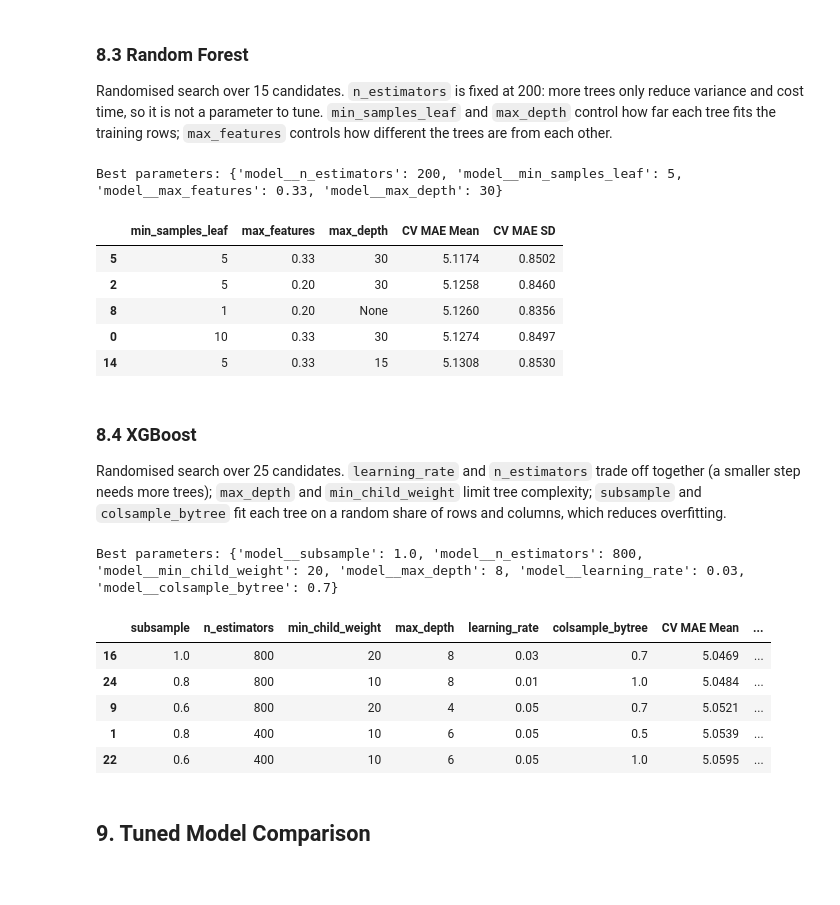
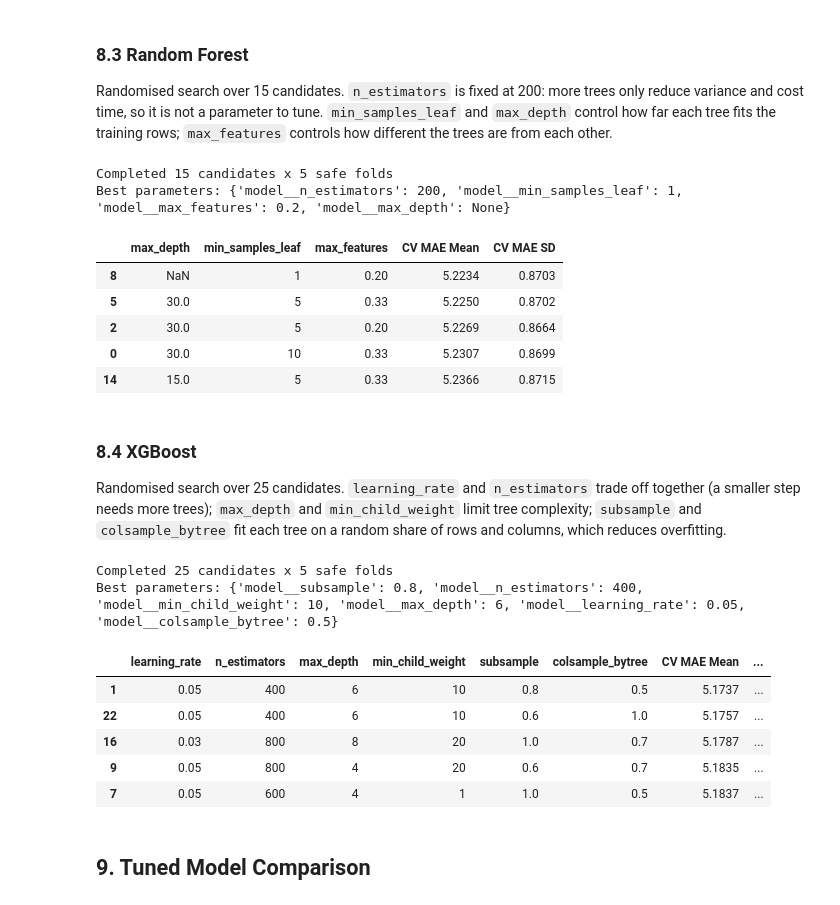
Before and after one commit to zhuamnq/Team2_IT5006_Ecommerce_Analytics_AY2627Sem1, a Jupyter notebook: notebooks/05_regression_delivery_time.ipynb, the cells around one changed output. Saved outputs shown, nothing was run; the diff lists cells and outputs as text; code cells hidden in the pictures.

```diff
--- a/notebooks/05_regression_delivery_time.ipynb
+++ b/notebooks/05_regression_delivery_time.ipynb
@@ -187,7 +199,7 @@ xgboost_model = Pipeline([
     ("model", XGBRegressor(
         objective="reg:squarederror",
         random_state=RANDOM_STATE,
-        n_jobs=-1,
+        n_jobs=4,
     )),
 ])
 # %% [markdown]
@@ -340,14 +368,11 @@ lasso_model = Pipeline([
     ("model", Lasso(max_iter=20000)),
 ])
 
-lasso_search = GridSearchCV(
+lasso_search = safe_search(
     lasso_model,
     {"model__alpha": np.logspace(-4, 1, 30)},
-    scoring=mae_days,
-    cv=cv_folds,
-    n_jobs=-1,
-    refit=False,
-).fit(X_train_linear, y_train_ratio)
+    columns=linear_features,
+)
 
 best_params["Lasso"] = lasso_search.best_params_
 print("Best alpha:", lasso_search.best_params_["model__alpha"])
@@ -367,15 +393,12 @@ The untuned tree grows to full depth and fits noise (CV R² below zero in sectio
 # %%
-decision_tree_search = GridSearchCV(
+decision_tree_search = safe_search(
     decision_tree_model,
     {
         "model__max_depth": [4, 6, 8, 10, 12, 15, 20],
         "model__min_samples_leaf": [1, 10, 50, 100, 200],
     },
-    scoring=mae_days,
-    cv=cv_folds,
-    n_jobs=-1,
-    refit=False,
-).fit(X_train_tree, y_train_ratio)
+    columns=tree_features,
+)
 
 best_params["Decision Tree"] = decision_tree_search.best_params_
 print("Best parameters:", decision_tree_search.best_params_)
@@ -393,7 +417,7 @@ Best parameters: {'model__max_depth': 8, 'model__min_samples_leaf': 100}
 
 Randomised search over 15 candidates. `n_estimators` is fixed at 200: more trees only reduce variance and cost time, so it is not a parameter to tune. `min_samples_leaf` and `max_depth` control how far each tree fits the training rows; `max_features` controls how different the trees are from each other.
 # %%
-random_forest_search = RandomizedSearchCV(
+random_forest_search = safe_search(
     clone(random_forest_model).set_params(model__n_estimators=200),
     {
         "model__max_depth": [None, 15, 20, 30],
@@ -401,11 +425,8 @@ random_forest_search = RandomizedSearchCV(
         "model__max_features": [0.2, 0.33, 0.5, 0.7],
     },
     n_iter=15,
-    scoring=mae_days,
-    cv=cv_folds,
-    random_state=RANDOM_STATE,
-    refit=False,
-).fit(X_train_tree, y_train_ratio)
+    columns=tree_features,
+)
 
 best_params["Random Forest"] = {
     "model__n_estimators": 200, **random_forest_search.best_params_
@@ -413,46 +434,45 @@ best_params["Random Forest"] = {
 print("Best parameters:", best_params["Random Forest"])
 display(search_summary(random_forest_search))
 # %% [output]
-Best parameters: {'model__n_estimators': 200, 'model__min_samples_leaf': 5, 'model__max_features': 0.33, 'model__max_depth': 30}
+Completed 15 candidates x 5 safe folds
+Best parameters: {'model__n_estimators': 200, 'model__min_samples_leaf': 1, 'model__max_features': 0.2, 'model__max_depth': None}
-|  | min_samples_leaf | max_features | max_depth | CV MAE Mean | CV MAE SD |
-| 5 | 5 | 0.33 | 30 | 5.1174 | 0.8502 |
-| 2 | 5 | 0.20 | 30 | 5.1258 | 0.8460 |
-| 8 | 1 | 0.20 | None | 5.1260 | 0.8356 |
-| 0 | 10 | 0.33 | 30 | 5.1274 | 0.8497 |
-| 14 | 5 | 0.33 | 15 | 5.1308 | 0.8530 |
+|  | max_depth | min_samples_leaf | max_features | CV MAE Mean | CV MAE SD |
+| 8 | NaN | 1 | 0.20 | 5.2234 | 0.8703 |
+| 5 | 30.0 | 5 | 0.33 | 5.2250 | 0.8702 |
+| 2 | 30.0 | 5 | 0.20 | 5.2269 | 0.8664 |
+| 0 | 30.0 | 10 | 0.33 | 5.2307 | 0.8699 |
+| 14 | 15.0 | 5 | 0.33 | 5.2366 | 0.8715 |
 # %% [markdown]
 ### 8.4 XGBoost
 
 Randomised search over 25 candidates. `learning_rate` and `n_estimators` trade off together (a smaller step needs more trees); `max_depth` and `min_child_weight` limit tree complexity; `subsample` and `colsample_bytree` fit each tree on a random share of rows and columns, which reduces overfitting.
 # %%
-xgboost_search = RandomizedSearchCV(
+xgboost_search = safe_search(
     xgboost_model,
     {
         "model__learning_rate": [0.01, 0.03, 0.05, 0.1],
         "model__n_estimators": [200, 400, 600, 800],
         "model__max_depth": [3, 4, 6, 8],
         "model__min_child_weight": [1, 5, 10, 20],
         "model__subsample": [0.6, 0.8, 1.0],
         "model__colsample_bytree": [0.5, 0.7, 1.0],
     },
     n_iter=25,
-    scoring=mae_days,
-    cv=cv_folds,
-    random_state=RANDOM_STATE,
-    refit=False,
-).fit(X_train_tree, y_train_ratio)
+    columns=tree_features,
+)
 
 best_params["XGBoost"] = xgboost_search.best_params_
 print("Best parameters:", xgboost_search.best_params_)
 display(search_summary(xgboost_search))
 # %% [output]
-Best parameters: {'model__subsample': 1.0, 'model__n_estimators': 800, 'model__min_child_weight': 20, 'model__max_depth': 8, 'model__learning_rate': 0.03, 'model__colsample_bytree': 0.7}
+Completed 25 candidates x 5 safe folds
+Best parameters: {'model__subsample': 0.8, 'model__n_estimators': 400, 'model__min_child_weight': 10, 'model__max_depth': 6, 'model__learning_rate': 0.05, 'model__colsample_bytree': 0.5}
-|  | subsample | n_estimators | min_child_weight | max_depth | learning_rate | colsample_bytree | CV MAE Mean | ... |
-| 16 | 1.0 | 800 | 20 | 8 | 0.03 | 0.7 | 5.0469 | ... |
-| 24 | 0.8 | 800 | 10 | 8 | 0.01 | 1.0 | 5.0484 | ... |
-| 9 | 0.6 | 800 | 20 | 4 | 0.05 | 0.7 | 5.0521 | ... |
-| 1 | 0.8 | 400 | 10 | 6 | 0.05 | 0.5 | 5.0539 | ... |
-| 22 | 0.6 | 400 | 10 | 6 | 0.05 | 1.0 | 5.0595 | ... |
+|  | learning_rate | n_estimators | max_depth | min_child_weight | subsample | colsample_bytree | CV MAE Mean | ... |
+| 1 | 0.05 | 400 | 6 | 10 | 0.8 | 0.5 | 5.1737 | ... |
+| 22 | 0.05 | 400 | 6 | 10 | 0.6 | 1.0 | 5.1757 | ... |
+| 16 | 0.03 | 800 | 8 | 20 | 1.0 | 0.7 | 5.1787 | ... |
+| 9 | 0.05 | 800 | 4 | 20 | 0.6 | 0.7 | 5.1835 | ... |
+| 7 | 0.05 | 600 | 4 | 1 | 1.0 | 0.5 | 5.1837 | ... |
 # %% [markdown]
 ## 9. Tuned Model Comparison
 # %% [markdown]
```
Also changed, not shown: parts of 44 cells of this notebook, 1 other file.
